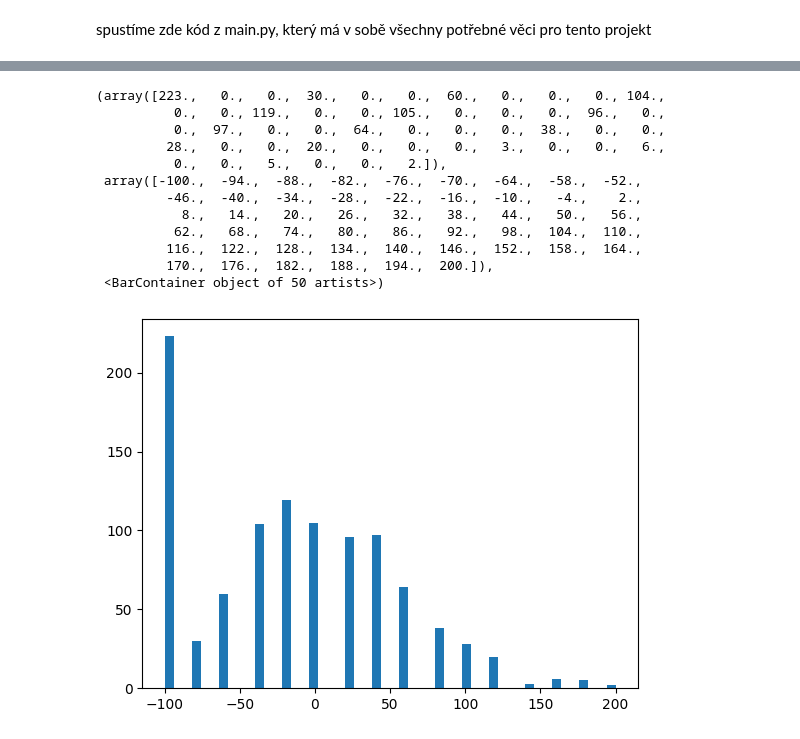
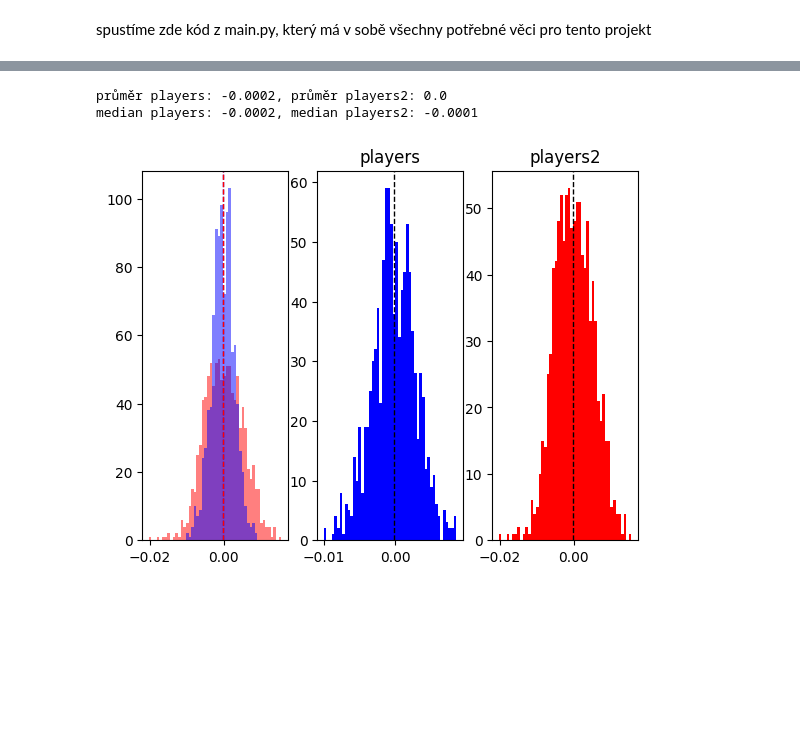
Before and after one commit to MartyM123/casino, a Jupyter notebook: analyze.ipynb, the cells around one changed output, grey strips where cells are left out. Saved outputs shown, nothing was run; the diff lists cells and outputs as text; code cells hidden in the pictures; blank space fills up the shorter version.

```diff
--- a/analyze.ipynb
+++ b/analyze.ipynb
@@ -9,10 +9,11 @@ při výhře dostáváte 200 procent vsazené částky zpět
 %run main.py
 # %% [markdown]
 spustíme zde kód z main.py, který má v sobě všechny potřebné věci pro tento projekt
+# %%
+n_turns=20 #number of turn of rulet
+n_players=1000 #number of players
 # %%
-n_turns=50 #number of turn of rulet
-n_players=1000 #number of players
-money=100
+money=100000
 
 players = []
 #create players
@@ -41,4 +118,8 @@ Prvně se podíváme na distribuci výsledků našeho generátoru, abychom zjist
 # %%
-a=[]
+profits=[]
 for id in ids:
-    a.append(history[-1][id]['balance'])
+    profits.append((history[-1][id]['balance']-money)/money)
+
+profits2=[]
+for id in ids2:
+    profits2.append((history2[-1][id]['balance']-money2)/money2)
@@ -55,20 +126,34 @@ Text(0.5, 1.0, 'distribuce peněz hráčů na konci všech tahů')
-# %%
-profits=[]
-for id in ids:
-    profits.append(history[-1][id]['balance']-money)
-# %%
-plt.hist(profits, bins=50)
-# %% [output]
-(array([223.,   0.,   0.,  30.,   0.,   0.,  60.,   0.,   0.,   0., 104.,
-          0.,   0., 119.,   0.,   0., 105.,   0.,   0.,   0.,  96.,   0.,
-          0.,  97.,   0.,   0.,  64.,   0.,   0.,   0.,  38.,   0.,   0.,
-         28.,   0.,   0.,  20.,   0.,   0.,   0.,   3.,   0.,   0.,   6.,
-          0.,   0.,   5.,   0.,   0.,   2.]),
- array([-100.,  -94.,  -88.,  -82.,  -76.,  -70.,  -64.,  -58.,  -52.,
-         -46.,  -40.,  -34.,  -28.,  -22.,  -16.,  -10.,   -4.,    2.,
-           8.,   14.,   20.,   26.,   32.,   38.,   44.,   50.,   56.,
-          62.,   68.,   74.,   80.,   86.,   92.,   98.,  104.,  110.,
-         116.,  122.,  128.,  134.,  140.,  146.,  152.,  158.,  164.,
-         170.,  176.,  182.,  188.,  194.,  200.]),
- <BarContainer object of 50 artists>)
-[figure, removed]
+# %%
+fig, ax=plt.subplots(1,3)
+
+combined=[profits, profits2]
+mean=np.array(profits).mean()
+mean2=np.array(profits2).mean()
+
+median=np.median(np.array(profits))
+median2=np.median(np.array(profits2))
+
+val=median
+val2=median2
+
+colors=['blue', 'red']
+
+
+ax[0].hist(combined, bins=50, stacked=False, histtype='stepfilled', color=colors, alpha=0.5)
+ax[0].axvline(val, linestyle='dashed', linewidth=1, color='blue')
+ax[0].axvline(val2, linestyle='dashed', linewidth=1, color='red')
+
+ax[1].hist(profits, bins=50, histtype='stepfilled', color=colors[0])
+ax[1].axvline(val, color='k', linestyle='dashed', linewidth=1)
+ax[1].set_title(f'players')
+
+ax[2].hist(profits2, bins=50, histtype='stepfilled', color=colors[1])
+ax[2].axvline(val2, color='k', linestyle='dashed', linewidth=1)
+ax[2].set_title(f'players2')
+
+print(f'průměr players: {round(mean, 4)}, průměr players2: {round(mean2, 4)}')
+print(f'median players: {round(median, 4)}, median players2: {round(median2, 4)}')
+# %% [output]
+průměr players: -0.0002, průměr players2: 0.0
+median players: -0.0002, median players2: -0.0001
+[figure, added]
```
Also changed, not shown: parts of 16 cells of this notebook, 1 other file.
